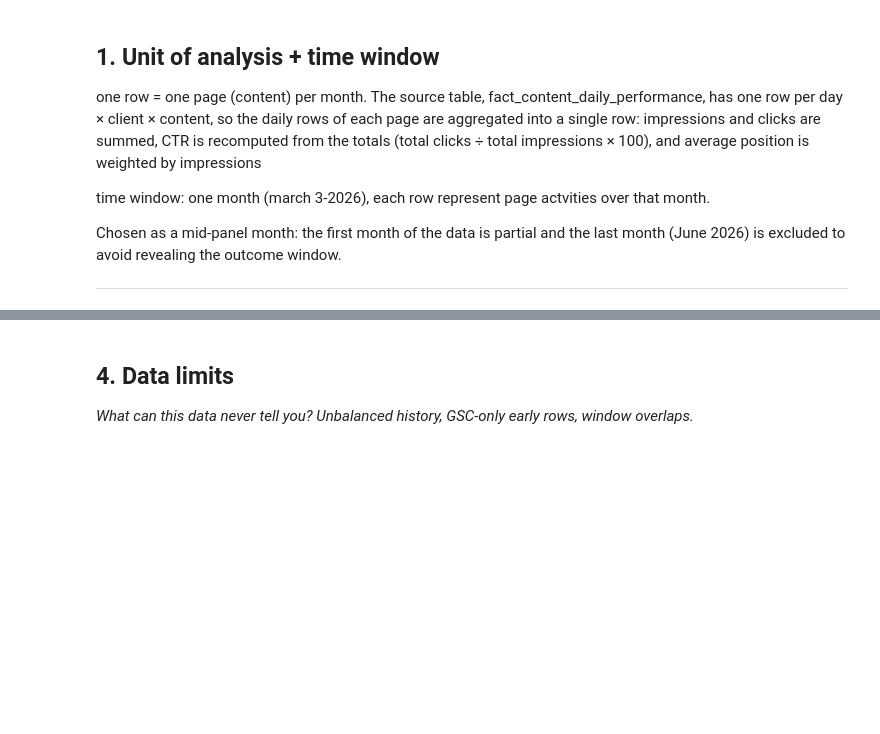
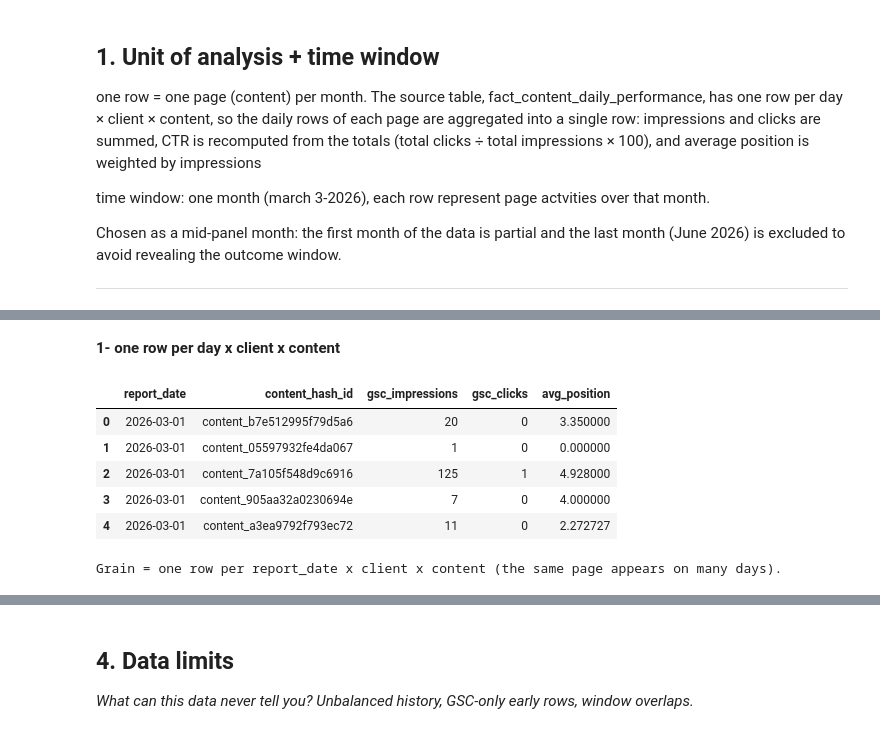
Before and after one commit to YosraHilmi/Fly-Rank-Internship, a Jupyter notebook: work/notebooks/w03_data_contract.ipynb, the cells around one changed output, grey strips where cells are left out. Drawn from its saved outputs; the diff is of its cells as text; code cells hidden in the pictures; blank space fills up the shorter version.

```diff
--- a/work/notebooks/w03_data_contract.ipynb
+++ b/work/notebooks/w03_data_contract.ipynb
@@ -46,3 +44,30 @@ Deferred: cpc (to be tested later).
 # %%
-# This cell is for CODE (numbers, a query, a check).
-# Write your text answer in the cell ABOVE this one — typing sentences here breaks Run All.
+
+from google.colab import userdata
+import duckdb
+
+# Retrieve the actual token value
+hf_token = userdata.get("HF_TOKEN")
+
+# Connect to DuckDB
+con = duckdb.connect()
+
+# Create the Hugging Face secret using the actual token
+con.execute("""
+    CREATE SECRET hf_secret (
+        TYPE huggingface,
+        TOKEN $token
+    )
+""", {"token": hf_token})
+
+# Query the dataset
+rel = "hf://datasets/FlyRank/internship-warehouse"
+
+result = con.execute(f"""
+    SELECT COUNT(*)
+    FROM read_parquet(
+        '{rel}/fact_content_daily_performance/**/*.parquet'
+    )
+""").fetchone()
+
+print("Total rows:", result[0])
@@ -48,0 +143,21 @@ Deferred: cpc (to be tested later).
+# %% [markdown]
+**1- one row per day x client x content**
+# %%
+
+# Cell 1 - First 5 rows of the daily table
+display(con.sql("""
+    SELECT report_date, content_hash_id, gsc_impressions,
+           gsc_clicks, gsc_avg_position AS avg_position
+    FROM fact_mar
+    LIMIT 5
+""").df())
+
+print("Grain = one row per report_date x client x content (the same page appears on many days).")
+# %% [output]
+|  | report_date | content_hash_id | gsc_impressions | gsc_clicks | avg_position |
+| 0 | 2026-03-01 | content_b7e512995f79d5a6 | 20 | 0 | 3.350000 |
+| 1 | 2026-03-01 | content_05597932fe4da067 | 1 | 0 | 0.000000 |
+| 2 | 2026-03-01 | content_7a105f548d9c6916 | 125 | 1 | 4.928000 |
+| 3 | 2026-03-01 | content_905aa32a0230694e | 7 | 0 | 4.000000 |
+| 4 | 2026-03-01 | content_a3ea9792f793ec72 | 11 | 0 | 2.272727 |
+Grain = one row per report_date x client x content (the same page appears on many days).
```
Also changed, not shown: parts of 11 cells of this notebook.
